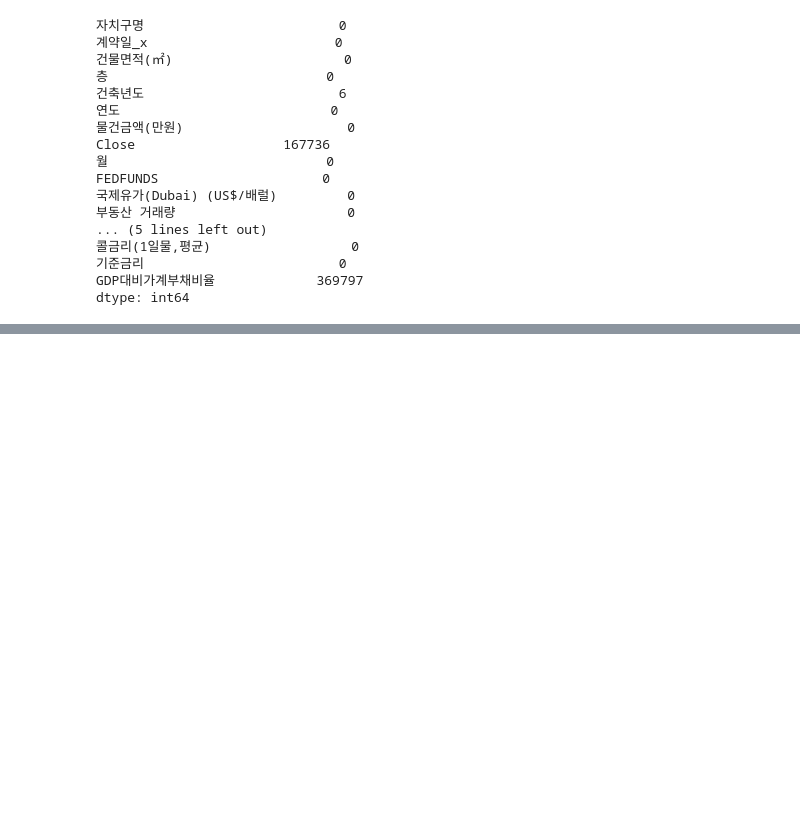
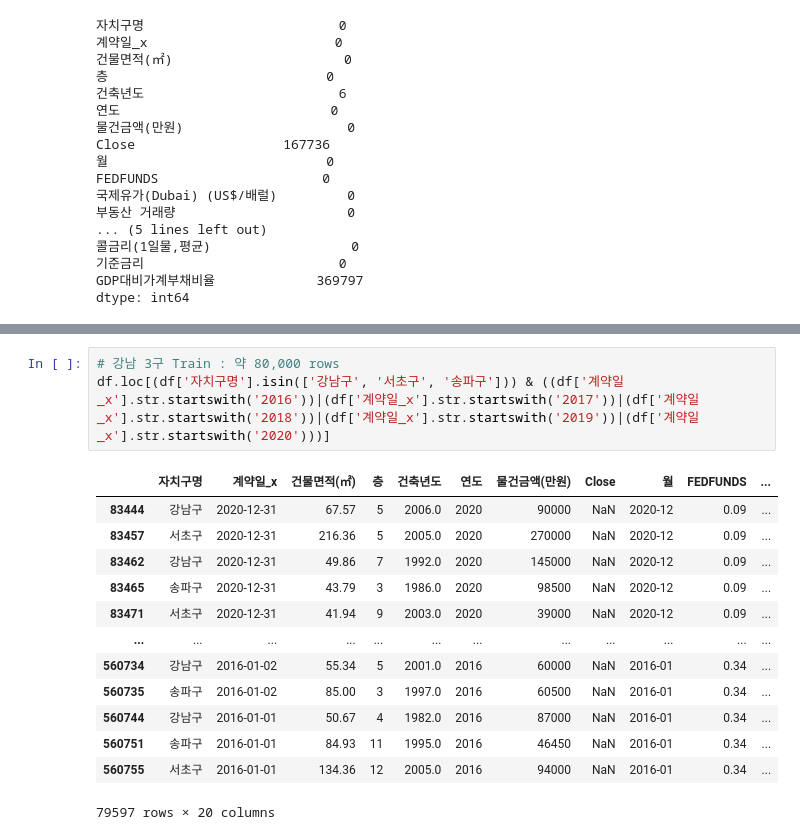
Before and after one commit to ZiNoBae/Hackathon_ubion, a Jupyter notebook: Teamproject_1st/EDA_circle.ipynb, the cells around one changed output, grey strips where cells are left out. Saved outputs shown, nothing was run; the diff lists cells and outputs as text; blank space fills up the shorter version.

```diff
--- a/Teamproject_1st/EDA_circle.ipynb
+++ b/Teamproject_1st/EDA_circle.ipynb
@@ -66,0 +101,17 @@ df.loc[df['자치구명'].isin(['강남구', '서초구', '송파구'])  ]
+# %%
+# 강남 3구 Train : 약 80,000 rows
+df.loc[(df['자치구명'].isin(['강남구', '서초구', '송파구'])) & ((df['계약일_x'].str.startswith('2016'))|(df['계약일_x'].str.startswith('2017'))|(df['계약일_x'].str.startswith('2018'))|(df['계약일_x'].str.startswith('2019'))|(df['계약일_x'].str.startswith('2020')))]
+# %% [output]
+|  | 자치구명 | 계약일_x | 건물면적(㎡) | 층 | 건축년도 | 연도 | 물건금액(만원) | Close | 월 | FEDFUNDS | ... |
+| 83444 | 강남구 | 2020-12-31 | 67.57 | 5 | 2006.0 | 2020 | 90000 | NaN | 2020-12 | 0.09 | ... |
+| 83457 | 서초구 | 2020-12-31 | 216.36 | 5 | 2005.0 | 2020 | 270000 | NaN | 2020-12 | 0.09 | ... |
+| 83462 | 강남구 | 2020-12-31 | 49.86 | 7 | 1992.0 | 2020 | 145000 | NaN | 2020-12 | 0.09 | ... |
+| 83465 | 송파구 | 2020-12-31 | 43.79 | 3 | 1986.0 | 2020 | 98500 | NaN | 2020-12 | 0.09 | ... |
+| 83471 | 서초구 | 2020-12-31 | 41.94 | 9 | 2003.0 | 2020 | 39000 | NaN | 2020-12 | 0.09 | ... |
+| ... | ... | ... | ... | ... | ... | ... | ... | ... | ... | ... | ... |
+| 560734 | 강남구 | 2016-01-02 | 55.34 | 5 | 2001.0 | 2016 | 60000 | NaN | 2016-01 | 0.34 | ... |
+| 560735 | 송파구 | 2016-01-02 | 85.00 | 3 | 1997.0 | 2016 | 60500 | NaN | 2016-01 | 0.34 | ... |
+| 560744 | 강남구 | 2016-01-01 | 50.67 | 4 | 1982.0 | 2016 | 87000 | NaN | 2016-01 | 0.34 | ... |
+| 560751 | 송파구 | 2016-01-01 | 84.93 | 11 | 1995.0 | 2016 | 46450 | NaN | 2016-01 | 0.34 | ... |
+| 560755 | 서초구 | 2016-01-01 | 134.36 | 12 | 2005.0 | 2016 | 94000 | NaN | 2016-01 | 0.34 | ... |
+79597 rows × 20 columns
```
Also changed, not shown: parts of 7 cells of this notebook, 1 other file.
